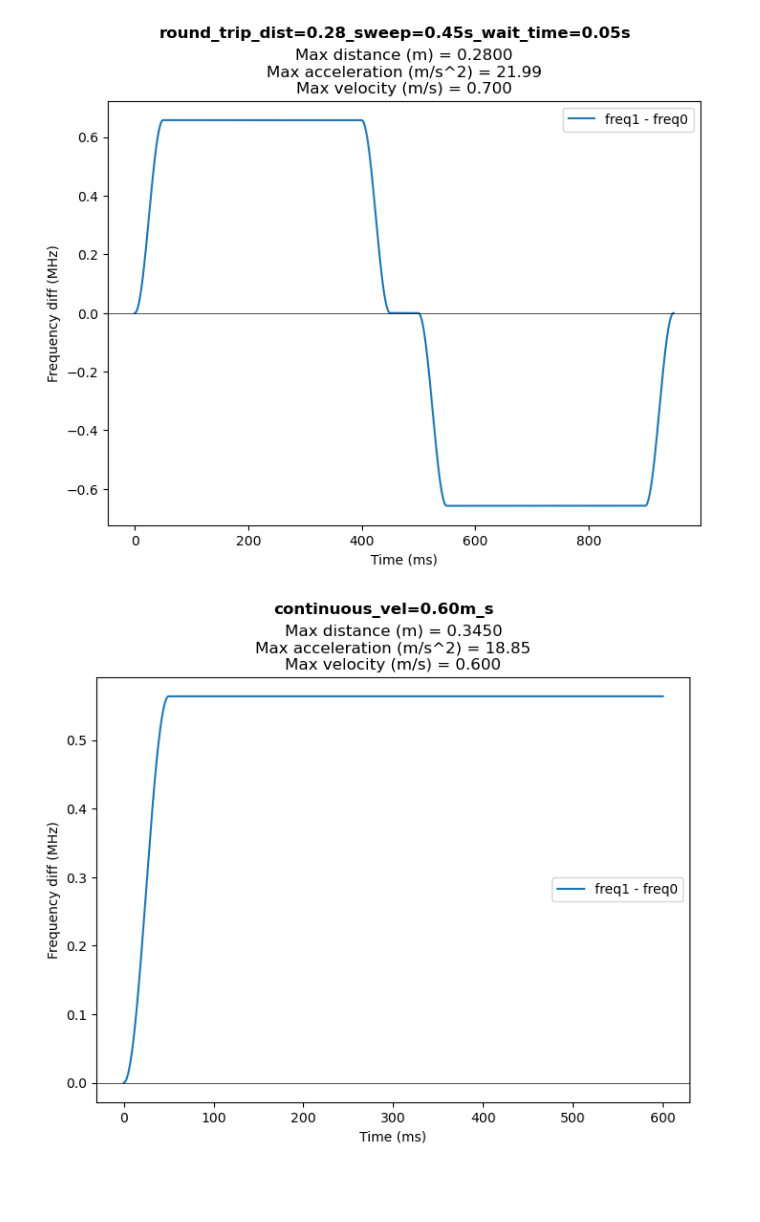
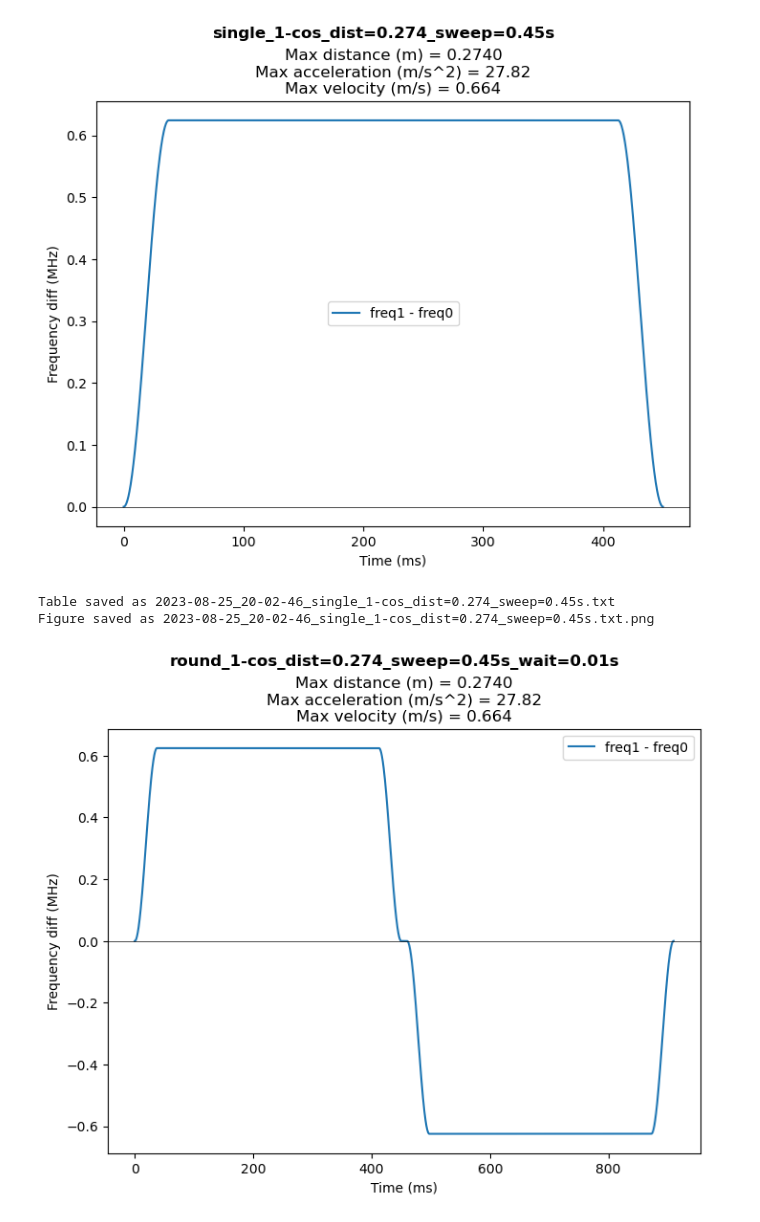
Before and after one commit to ChinLabQMS/Novatech-frequency-synthesizer, a Jupyter notebook: func2table.ipynb, the cells around one changed output. Drawn from its saved outputs; the diff is of its cells as text; code cells hidden in the pictures; blank space fills up the shorter version.

Commit message:
added wrapper decorator for round trip trajectory

```diff
--- a/func2table.ipynb
+++ b/func2table.ipynb
@@ -3,32 +3,30 @@ from utils import *
 # %%
 t_tot = 0.45 # Total frequency sweep time in units of seconds
 t_inc = 1 # Increment time length, in integer multiples of 100 us
-dist = 0.28 # Total transport distance in units of meters, ignored if round_trip = True
-round_trip = True # If True, the transport will be a round trip, otherwise it will be one way
-wait_time = 0.05 # Time to wait at the end of the transport in units of seconds, only used if round_trip = True
-save_file = False
+t_ramp = 375
+dist = 0.274 # Total transport distance in units of meters
 
-trajName = f'round_trip_dist={dist}_sweep={t_tot}s_wait_time={wait_time}s'
-t_vec, freqdiff = freqdiff_flattop(t_inc, t_tot, tramp=500, dist=dist, round_trip=round_trip, wait_time=wait_time)
+trajName = f'single_1-cos_dist={dist}_sweep={t_tot}s'
+t_vec, freqdiff = freqdiff_flattop(t_inc, t_tot, t_ramp, dist=dist)
 
-fig, _ = make_figure(freqdiff, t_inc, trajName)
-
-if save_file:
-    save_table(freqdiff, t_inc, trajName, fig)
+fig = make_figure(freqdiff, t_inc, trajName)
+save_table(freqdiff, t_inc, trajName, fig)
 # %% [output]
-[figure, old version]
+[figure, new version]
+Table saved as 2023-08-25_20-02-46_single_1-cos_dist=0.274_sweep=0.45s.txt
+Figure saved as 2023-08-25_20-02-46_single_1-cos_dist=0.274_sweep=0.45s.txt.png
 # %%
-t_tot = 0.6 # Total frequency sweep time in units of seconds
+wait_time = 0.01 # Time to wait at the end of the transport in units of seconds
+
+t_tot = 0.45 # Total frequency sweep time in units of seconds
 t_inc = 1 # Increment time length, in integer multiples of 100 us
-final_vel = 0.6 # Final velocity of the frequency ramp, in m/s
-save_file = False
+t_ramp = 375
+dist = 0.274 # Total transport distance in units of meters
 
-trajName = f'continuous_vel={final_vel:.2f}m_s'
-t_vec, freqdiff = freqdiff_continous(t_inc, t_tot, final_vel=final_vel, tramp=500)
+trajName = f'round_1-cos_dist={dist}_sweep={t_tot}s_wait={wait_time}s'
+t_vec, freqdiff = round_trip(freqdiff_flattop)(wait_time, t_inc, t_tot, t_ramp, dist=dist)
 
-fig, _ = make_figure(freqdiff, t_inc, trajName)
-
-if save_file:
-    save_table(freqdiff, t_inc, trajName, fig)
+fig = make_figure(freqdiff, t_inc, trajName)
+# save_table(freqdiff, t_inc, trajName, fig)
 # %% [output]
-[figure, old version]
+[figure, new version]
```
Also changed, not shown: 1 other file.
